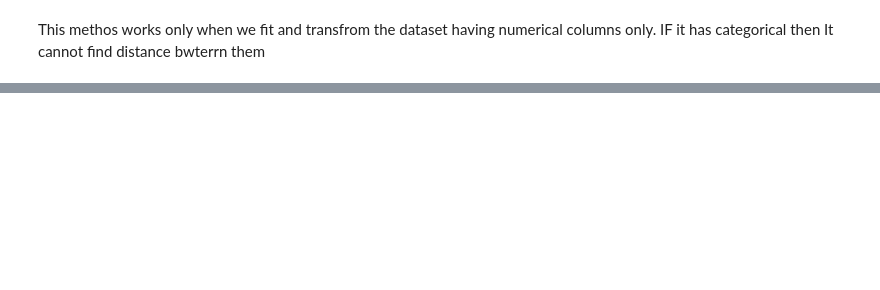
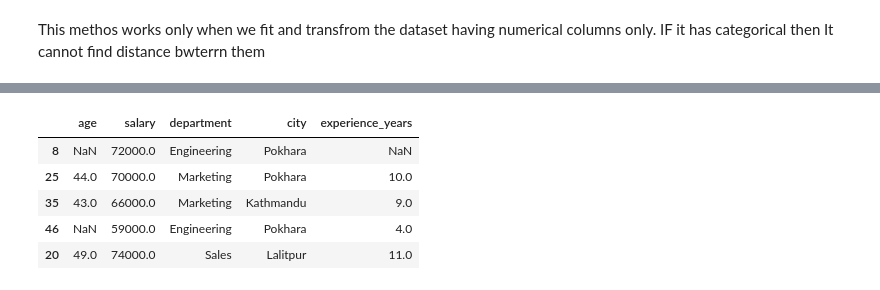
Before and after one commit to unixx0/100-days-ml, a Jupyter notebook: null_variables.ipynb, the cells around one changed output, grey strips where cells are left out. Cells and saved outputs as stored; diff of their text form; code cells hidden in the pictures; blank space fills up the shorter version.

```diff
--- a/null_variables.ipynb
+++ b/null_variables.ipynb
@@ -339,0 +346,6 @@ This methos works only when we fit and transfrom the dataset having numerical co
+# %%
+df= pd.read_csv("./datasets/hello.csv")
+# %%
+
+df.drop(columns=['id'], inplace= True)
+df.head()
@@ -339,0 +369,11 @@ This methos works only when we fit and transfrom the dataset having numerical co
+# %%
+x_train, x_test, y_train, y_test= train_test_split(df.drop(columns= ['left_company']), df['left_company'])
+# %%
+x_train.head()
+# %% [output]
+|  | age | salary | department | city | experience_years |
+| 8 | NaN | 72000.0 | Engineering | Pokhara | NaN |
+| 25 | 44.0 | 70000.0 | Marketing | Pokhara | 10.0 |
+| 35 | 43.0 | 66000.0 | Marketing | Kathmandu | 9.0 |
+| 46 | NaN | 59000.0 | Engineering | Pokhara | 4.0 |
+| 20 | 49.0 | 74000.0 | Sales | Lalitpur | 11.0 |
```
Also changed, not shown: parts of 18 cells of this notebook, 2 other files.
